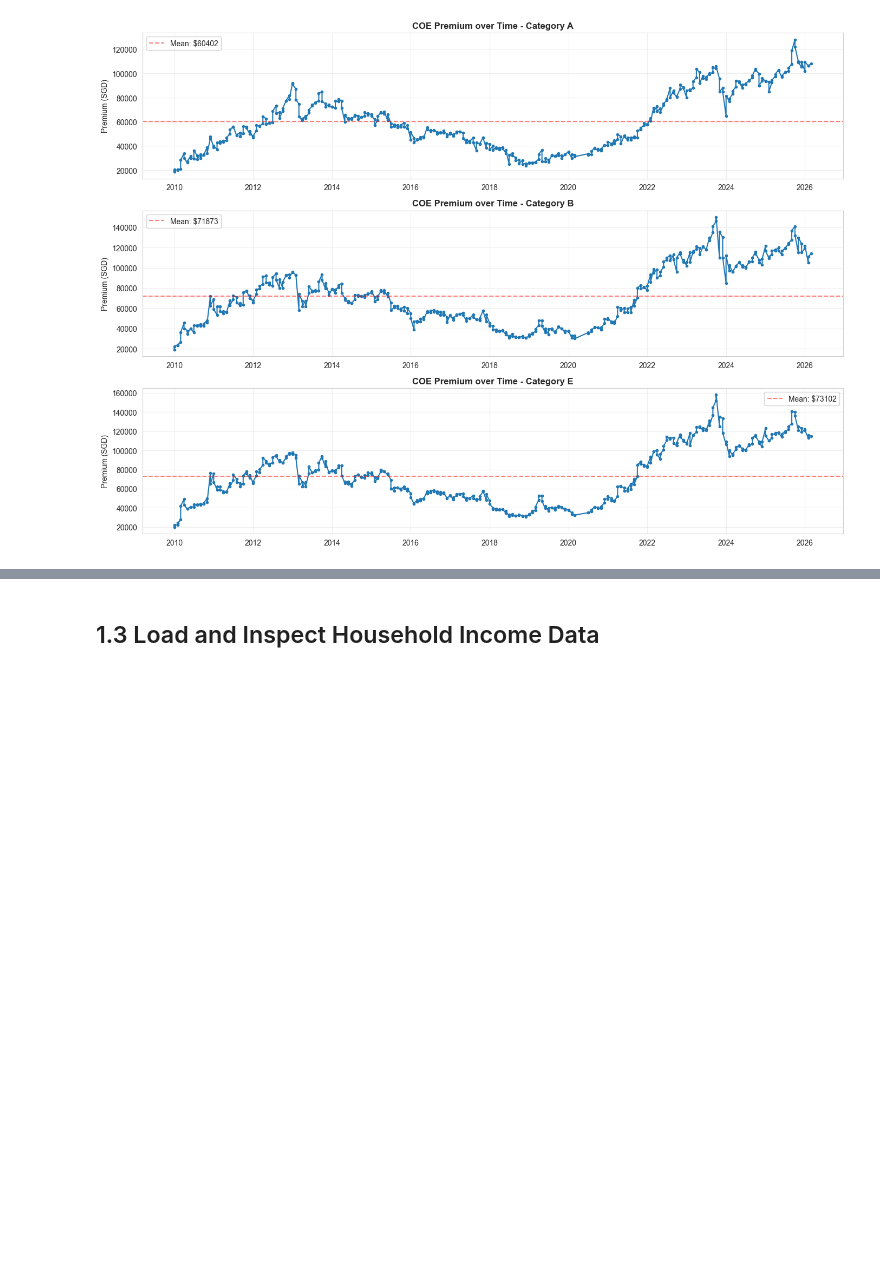
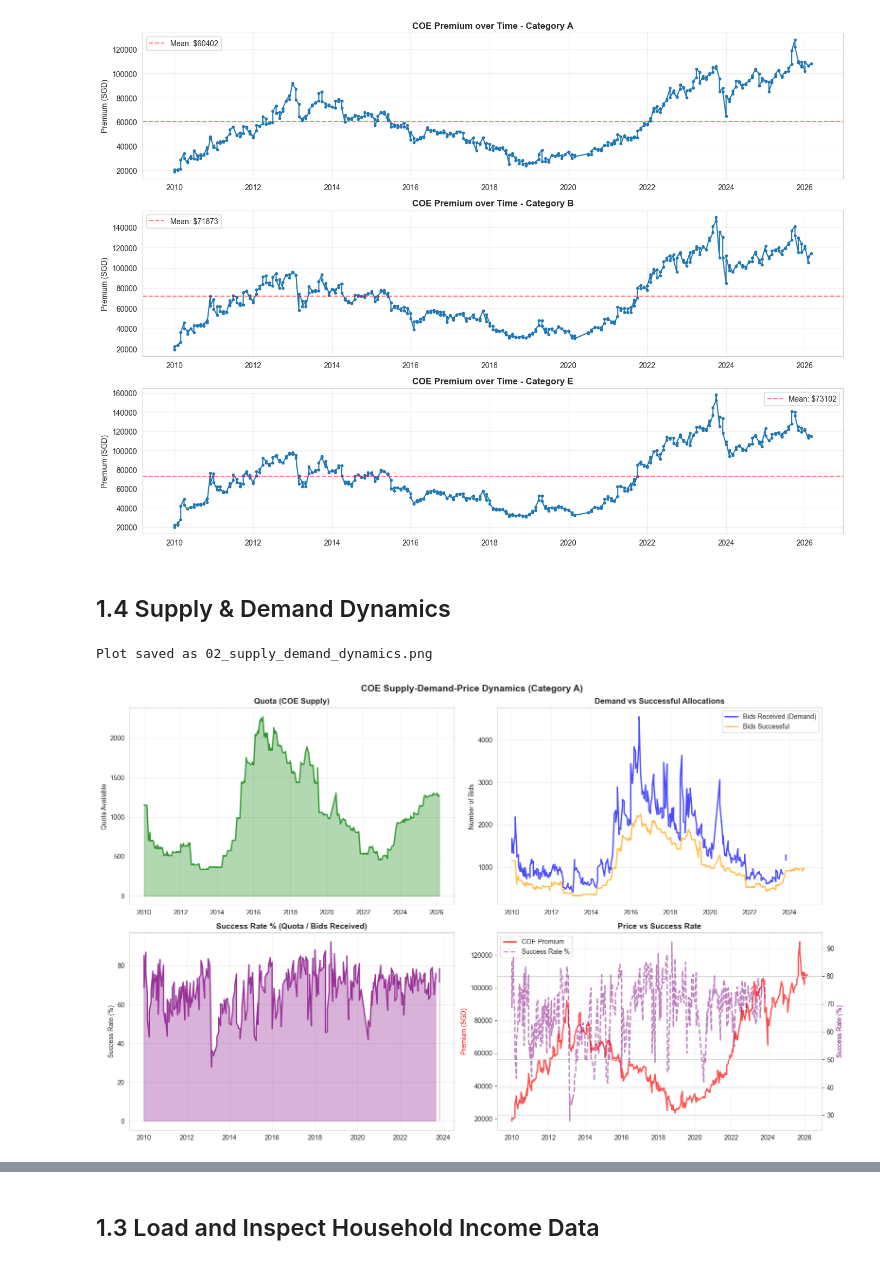
Before and after one commit to Anxxsh7/COE-analysis, a Jupyter notebook: analysis/01_data_exploration.ipynb, the cells around one changed output, grey strips where cells are left out. Saved outputs shown, nothing was run; the diff lists cells and outputs as text; code cells hidden in the pictures; blank space fills up the shorter version.

```diff
--- a/analysis/01_data_exploration.ipynb
+++ b/analysis/01_data_exploration.ipynb
@@ -114,3 +114,60 @@ plt.show()
 # %% [output]
 Plot saved as 01_coe_trends.png
 [figure]
+# %% [markdown]
+## 1.4 Supply & Demand Dynamics
+# %%
+# First, fix data types for bids columns (they were loaded as strings)
+coe_df['bids_success'] = pd.to_numeric(coe_df['bids_success'], errors='coerce')
+coe_df['bids_received'] = pd.to_numeric(coe_df['bids_received'], errors='coerce')
+coe_df['success_rate'] = (coe_df['bids_success'] / coe_df['bids_received'] * 100).round(2)
+
+# Create 2x2 subplot grid comparing supply, demand, and price
+fig, axes = plt.subplots(2, 2, figsize=(16, 10))
+fig.suptitle('COE Supply-Demand-Price Dynamics (Category A)', fontsize=14, fontweight='bold')
+
+# Focus on Category A for clarity
+cat_a = coe_df[coe_df['vehicle_class'] == 'Category A'].sort_values('month')
+
+# Plot 1: Quota (supply)
+axes[0, 0].plot(cat_a['month'], cat_a['quota'], color='green', linewidth=2, alpha=0.7)
+axes[0, 0].fill_between(cat_a['month'], cat_a['quota'], alpha=0.3, color='green')
+axes[0, 0].set_title('Quota (COE Supply)', fontweight='bold')
+axes[0, 0].set_ylabel('Quota Available')
+axes[0, 0].grid(True, alpha=0.3)
+
+# Plot 2: Bids Received vs Successful
+axes[0, 1].plot(cat_a['month'], cat_a['bids_received'], label='Bids Received (Demand)', color='blue', linewidth=2, alpha=0.7)
+axes[0, 1].plot(cat_a['month'], cat_a['bids_success'], label='Bids Successful', color='orange', linewidth=2, alpha=0.7)
+axes[0, 1].set_title('Demand vs Successful Allocations', fontweight='bold')
+axes[0, 1].set_ylabel('Number of Bids')
+axes[0, 1].legend()
+axes[0, 1].grid(True, alpha=0.3)
+
+# Plot 3: Success Rate (Quota / Bids Received)
+axes[1, 0].plot(cat_a['month'], cat_a['success_rate'], color='purple', linewidth=2, alpha=0.7)
+axes[1, 0].fill_between(cat_a['month'], cat_a['success_rate'], alpha=0.3, color='purple')
+axes[1, 0].set_title('Success Rate % (Quota / Bids Received)', fontweight='bold')
+axes[1, 0].set_ylabel('Success Rate (%)')
+axes[1, 0].grid(True, alpha=0.3)
+
+# Plot 4: Price vs Success Rate (dual axis)
+ax1 = axes[1, 1]
+ax2 = ax1.twinx()
+line1 = ax1.plot(cat_a['month'], cat_a['premium'], label='COE Premium', color='red', linewidth=2, alpha=0.7)
+line2 = ax2.plot(cat_a['month'], cat_a['success_rate'], label='Success Rate %', color='purple', linewidth=2, alpha=0.5, linestyle='--')
+ax1.set_title('Price vs Success Rate', fontweight='bold')
+ax1.set_ylabel('Premium (SGD)', color='red')
+ax2.set_ylabel('Success Rate (%)', color='purple')
+ax1.grid(True, alpha=0.3)
+lines = line1 + line2
+labels = [l.get_label() for l in lines]
+ax1.legend(lines, labels, loc='upper left')
+
+plt.tight_layout()
+plt.savefig('../plots/02_supply_demand_dynamics.png', dpi=150, bbox_inches='tight')
+print("Plot saved as 02_supply_demand_dynamics.png")
+plt.show()
+# %% [output]
+Plot saved as 02_supply_demand_dynamics.png
+[figure, added]
```
Also changed, not shown: parts of 2 cells of this notebook, 35 other files.
